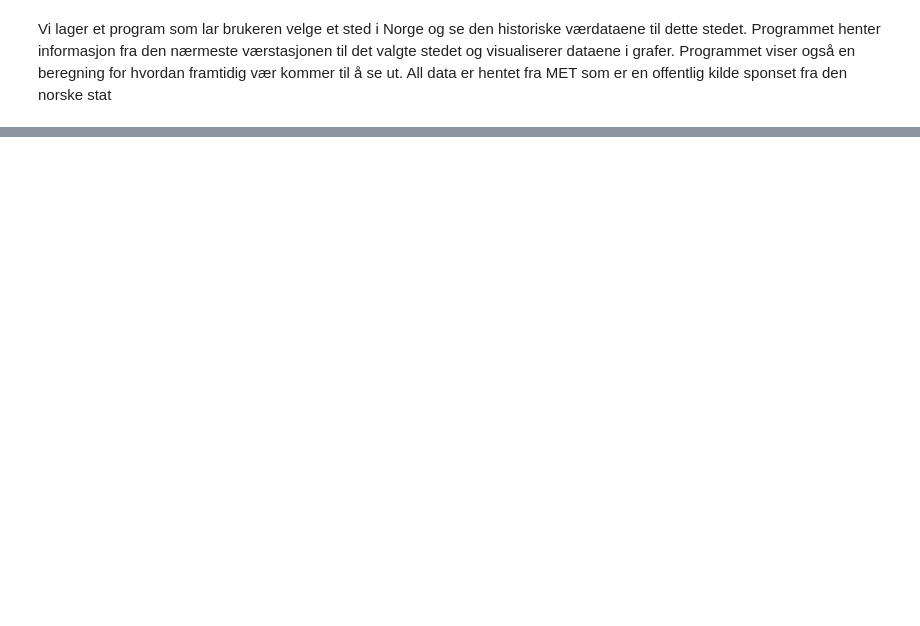
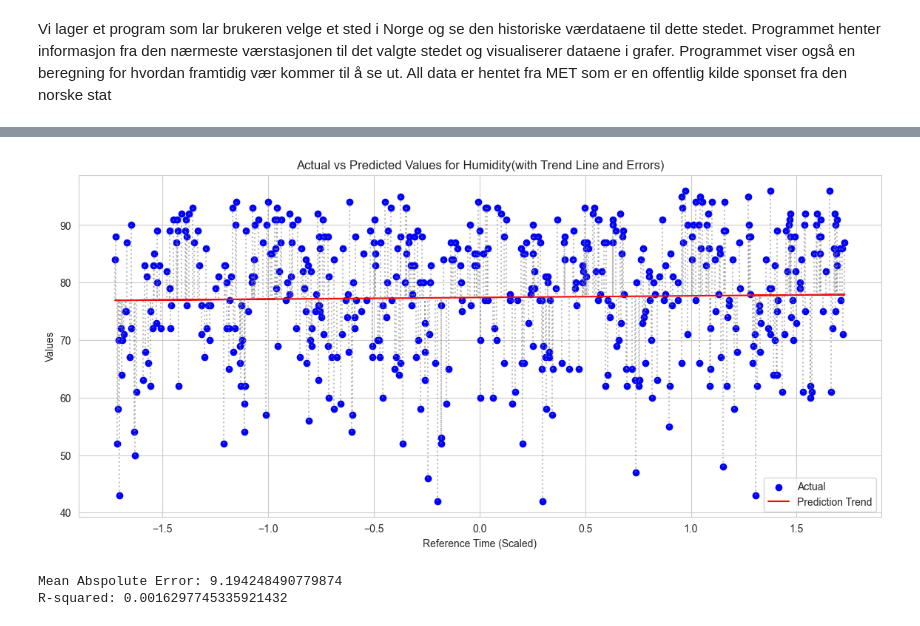
Before and after one commit to Trankevin01/Miljoedataanalyseapplikasjon, a Jupyter notebook: proj_environment/notebooks/Frost Datasett.ipynb, the cells around one changed output, grey strips where cells are left out. Drawn from its saved outputs; the diff is of its cells as text; code cells hidden in the pictures; blank space fills up the shorter version.

```diff
--- a/proj_environment/notebooks/Frost Datasett.ipynb
+++ b/proj_environment/notebooks/Frost Datasett.ipynb
@@ -213,0 +337,69 @@ max     35.800000
+# %%
+import pandas as pd
+import matplotlib.pyplot as plt
+from sklearn.linear_model import LinearRegression
+from sklearn.preprocessing import StandardScaler
+from sklearn.model_selection import train_test_split
+from sklearn.metrics import mean_absolute_error
+from sklearn.metrics import r2_score
+
+
+# Les inn data
+humidity_data = pd.read_csv("../data/humidity_data.csv")
+
+# Konverter referenceTime til datetime
+humidity_data['referenceTime'] = pd.to_datetime(humidity_data['referenceTime'], errors='coerce')
+
+# Fjern rader med NaT i referenceTime
+humidity_data = humidity_data.dropna(subset=['referenceTime'])
+
+X_regn = humidity_data['referenceTime']
+Y_regn = humidity_data['value']
+
+
+# Split data into training and test sets
+X_train, X_test, y_train, y_test = train_test_split(X_regn, Y_regn, test_size=0.2, random_state=0)
+
+# Reshape the data to 2D arrays
+X_train = X_train.values.reshape(-1, 1)
+X_test = X_test.values.reshape(-1, 1)
+
+# Feature Scaling
+scaler = StandardScaler()
+
+# Fits the StandardScaler to the data and then transforms the data.
+X_train_scaled = scaler.fit_transform(X_train)
+X_test_scaled = scaler.transform(X_test)
+
+X_test_scaled,X_train_scaled
+
+# Convert scaled arrays back to DataFrames
+X_train_scaled_df = pd.DataFrame(X_train_scaled, columns=['referenceTime'])
+X_test_scaled_df = pd.DataFrame(X_test_scaled, columns=['referenceTime'])
+
+# Train a linear regression model and make predictions on the test set
+regr = LinearRegression()
+regr.fit(X_train_scaled_df, y_train)
+
+# Predict on the test set
+y_pred = regr.predict(X_test_scaled_df)
+
+# Visualize predictions vs actual values
+plt.figure(figsize=(14, 6))
+plt.scatter(X_test_scaled_df['referenceTime'], y_test, color='blue', label='Actual')
+plt.plot(X_test_scaled_df['referenceTime'], y_pred, color='red', label='Prediction Trend')
+for i in range(len(X_test_scaled_df)):
+    plt.plot([X_test_scaled_df['referenceTime'].iloc[i], X_test_scaled_df['referenceTime'].iloc[i]],
+             [y_test.iloc[i], y_pred[i]], color='gray', linestyle='dotted', alpha=0.5)
+plt.title('Actual vs Predicted Values for Humidity(with Trend Line and Errors)')
+plt.xlabel('Reference Time (Scaled)')
+plt.ylabel('Values')
+plt.legend()
+plt.show()
+
+print("Mean Abspolute Error:", mean_absolute_error(y_test, y_pred))
+print("R-squared:", r2_score(y_test, y_pred))
+# %% [output]
+[figure, added]
+Mean Abspolute Error: 9.194248490779874
+R-squared: 0.0016297745335921432
```
Also changed, not shown: parts of 6 cells of this notebook, 6 other files.
